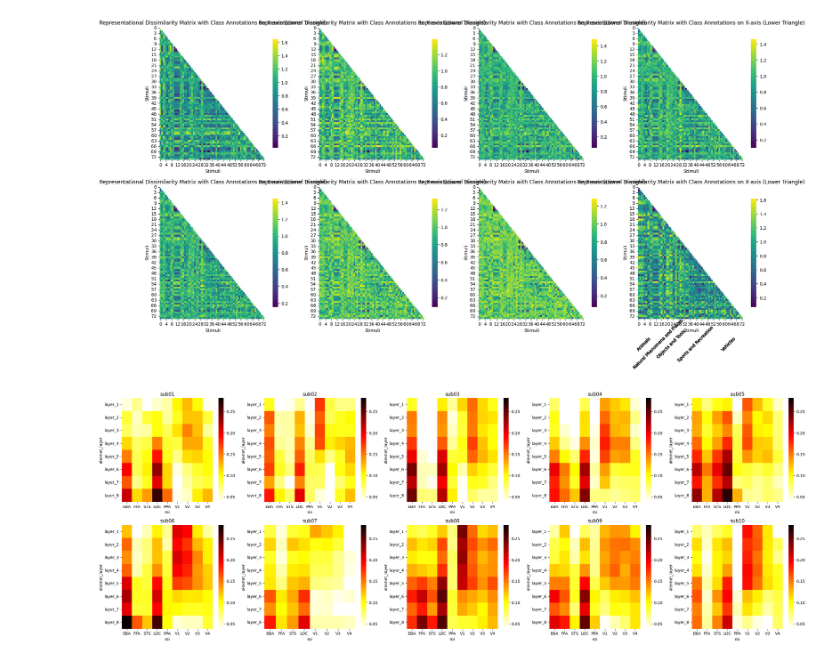
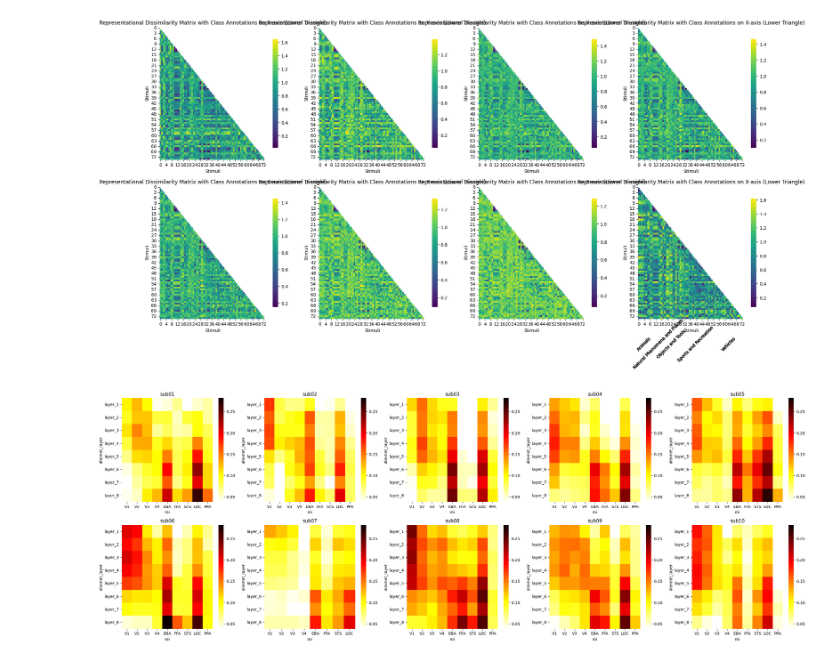
Before and after one commit to clachevv/neuro-match-project, a Jupyter notebook: notebooks/pca_loaded_from_memory.ipynb, the cells around one changed output. Cells and saved outputs as stored; diff of their text form; code cells hidden in the pictures.

```diff
--- a/notebooks/pca_loaded_from_memory.ipynb
+++ b/notebooks/pca_loaded_from_memory.ipynb
@@ -64,12 +67,12 @@ final_df.to_csv("/content/drive/MyDrive/neuromatch/results/rdm_values_alexnet.cs
 # %%
 stimuli_classes = list(maping_video_classes.values())
-rdm = filtered_RDMs['layer_3']
+rdm = filtered_RDMs['layer_8']
 mask = np.triu(np.ones_like(rdm, dtype=bool))
 
 # Create the heatmap
 f, ax = plt.subplots(figsize=(7, 5))
-vmin=0;vmax=2
-sns.heatmap(rdm, mask=mask, vmin=vmin, vmax=vmax, cmap='hot', square=False, cbar_kws={"shrink": .82},ax=ax)
+vmin=rdm.min();vmax=rdm.max()
+sns.heatmap(rdm, mask=mask, vmin=vmin, vmax=vmax, cmap='hot_r', square=False, cbar_kws={"shrink": .82},ax=ax)
 
 # Calculate class boundaries for annotation
 unique_classes = list(pd.unique(stimuli_classes))
@@ -198,21 +201,21 @@ output['subject'] = output.fmri_roi.str.split("_").str.get(0)
 # %%
 fig, axes = plt.subplots(2,5,figsize=(25,9))
 axes = axes.flatten()
 
-roi_order = ['EBA','FFA', 'STS', 'LOC', 'PPA', 'V1', 'V2', 'V3','V4']
+roi_order = ['V1', 'V2', 'V3','V4','EBA','FFA', 'STS', 'LOC', 'PPA']
 subjects_order = output.subject.sort_values().unique()
 
 for ax, sub in zip(axes, subjects_order):
     sub_data = output[output.subject == sub].drop(columns=['fmri_roi'])
     heatmap_df = sub_data.groupby(['alexnet_layer','roi']).pearson_corr.sum().unstack()#.reset_index()
     vmin,vmax=output.pearson_corr.min(), output.pearson_corr.max()
     try:
         reordered_data = heatmap_df[roi_order]
     except:
-        reordered_data = heatmap_df[['EBA','FFA', 'STS', 'LOC', 'V1', 'V2', 'V3','V4']]
+        reordered_data = heatmap_df[['V1', 'V2', 'V3','V4','EBA','FFA', 'STS', 'LOC']]
     sns.heatmap(reordered_data, vmin=vmin, vmax=vmax, cmap='hot_r',ax=ax)
     ax.set_title(sub)
 
 plt.tight_layout()
 # %% [output]
-[figure, old version]
+[figure, new version]
```
Also changed, not shown: parts of 2 cells of this notebook.
